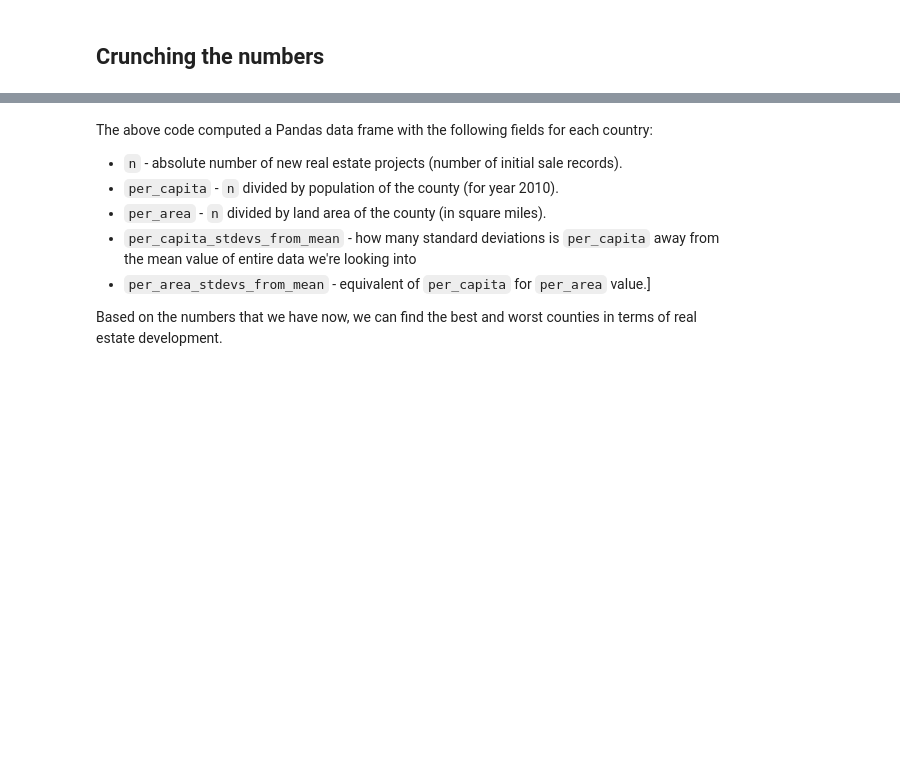
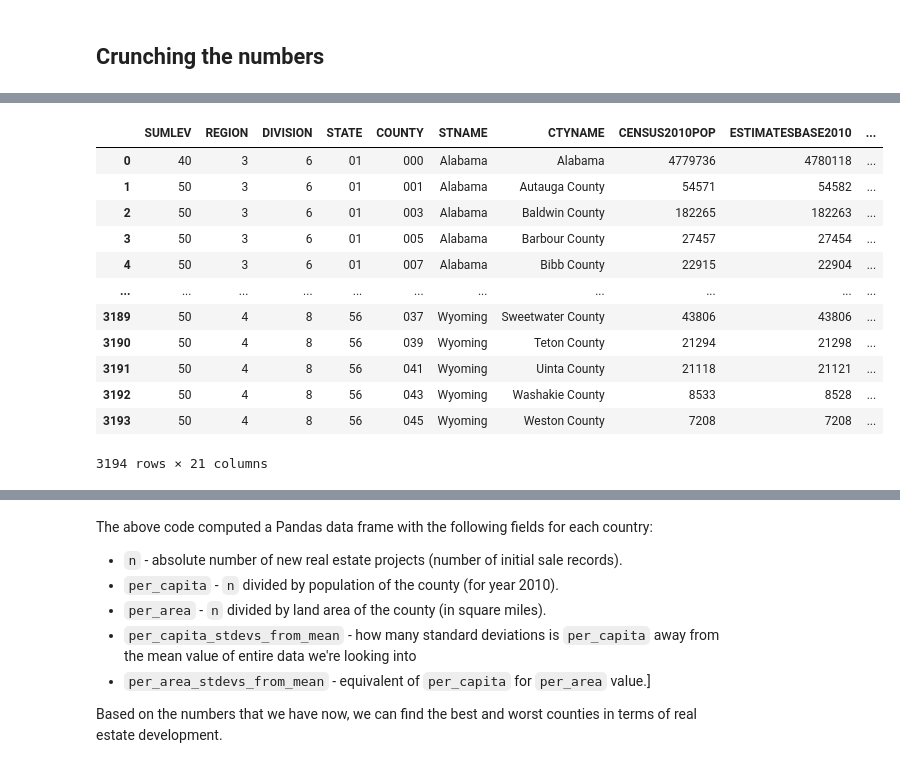
Before and after one commit to dolthub/data-analysis, a Jupyter notebook: nimby-vs-yimby/nimby-vs-yimby.ipynb, the cells around one changed output, grey strips where cells are left out. Drawn from its saved outputs; the diff is of its cells as text; code cells hidden in the pictures; blank space fills up the shorter version.

Commit message:
Calculate average county populations across 2010s

```diff
--- a/nimby-vs-yimby/nimby-vs-yimby.ipynb
+++ b/nimby-vs-yimby/nimby-vs-yimby.ipynb
@@ -31,0 +114,18 @@ We are utilizing [US counties dataset](https://www.openintro.org/data/index.php?
+# %%
+df_census_pop_raw = pd.read_csv("https://www2.census.gov/programs-surveys/popest/datasets/2010-2020/counties/totals/co-est2020.csv",
+                                encoding="latin-1", dtype={"STATE": str, "COUNTY": str})
+df_census_pop_raw
+# %% [output]
+|  | SUMLEV | REGION | DIVISION | STATE | COUNTY | STNAME | CTYNAME | CENSUS2010POP | ESTIMATESBASE2010 | ... |
+| 0 | 40 | 3 | 6 | 01 | 000 | Alabama | Alabama | 4779736 | 4780118 | ... |
+| 1 | 50 | 3 | 6 | 01 | 001 | Alabama | Autauga County | 54571 | 54582 | ... |
+| 2 | 50 | 3 | 6 | 01 | 003 | Alabama | Baldwin County | 182265 | 182263 | ... |
+| 3 | 50 | 3 | 6 | 01 | 005 | Alabama | Barbour County | 27457 | 27454 | ... |
+| 4 | 50 | 3 | 6 | 01 | 007 | Alabama | Bibb County | 22915 | 22904 | ... |
+| ... | ... | ... | ... | ... | ... | ... | ... | ... | ... | ... |
+| 3189 | 50 | 4 | 8 | 56 | 037 | Wyoming | Sweetwater County | 43806 | 43806 | ... |
+| 3190 | 50 | 4 | 8 | 56 | 039 | Wyoming | Teton County | 21294 | 21298 | ... |
+| 3191 | 50 | 4 | 8 | 56 | 041 | Wyoming | Uinta County | 21118 | 21121 | ... |
+| 3192 | 50 | 4 | 8 | 56 | 043 | Wyoming | Washakie County | 8533 | 8528 | ... |
+| 3193 | 50 | 4 | 8 | 56 | 045 | Wyoming | Weston County | 7208 | 7208 | ... |
+3194 rows × 21 columns
```
Also changed, not shown: parts of 4 cells of this notebook.
